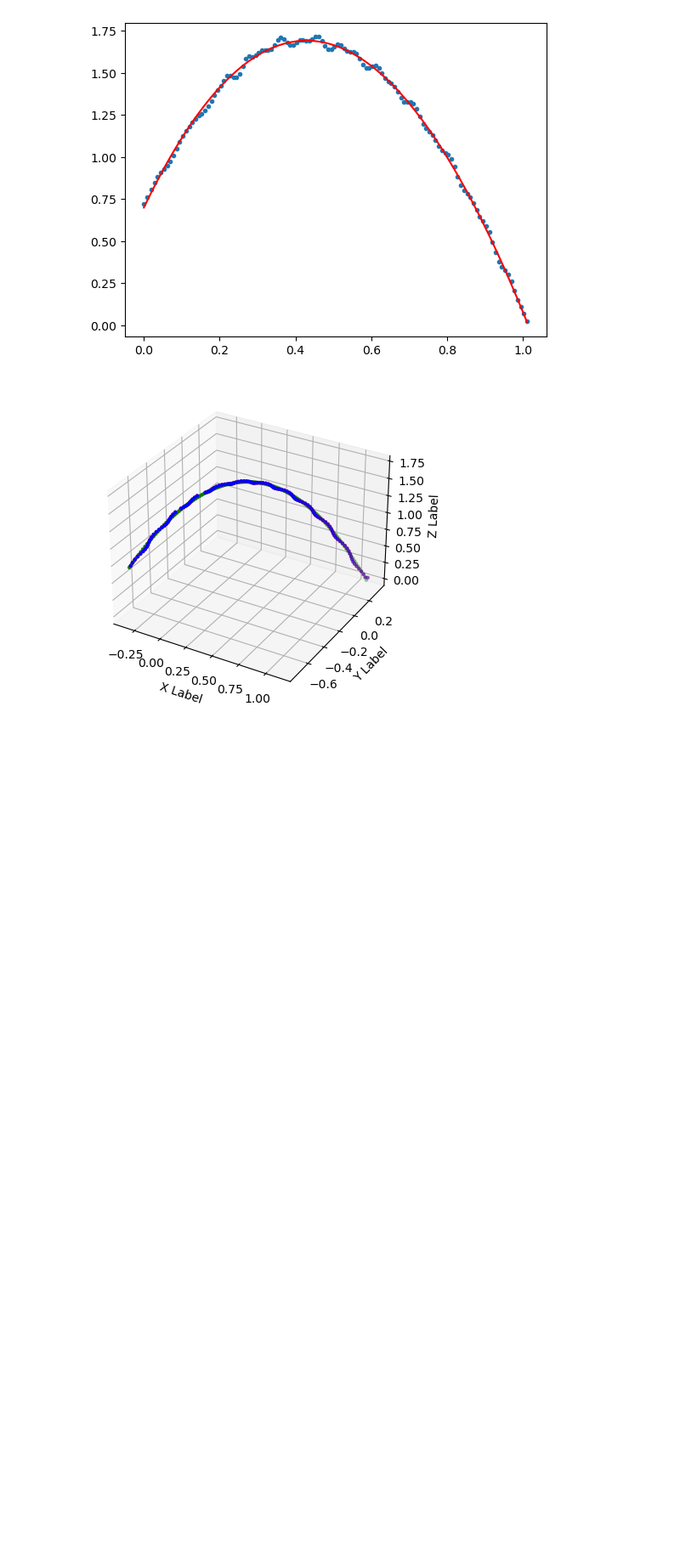
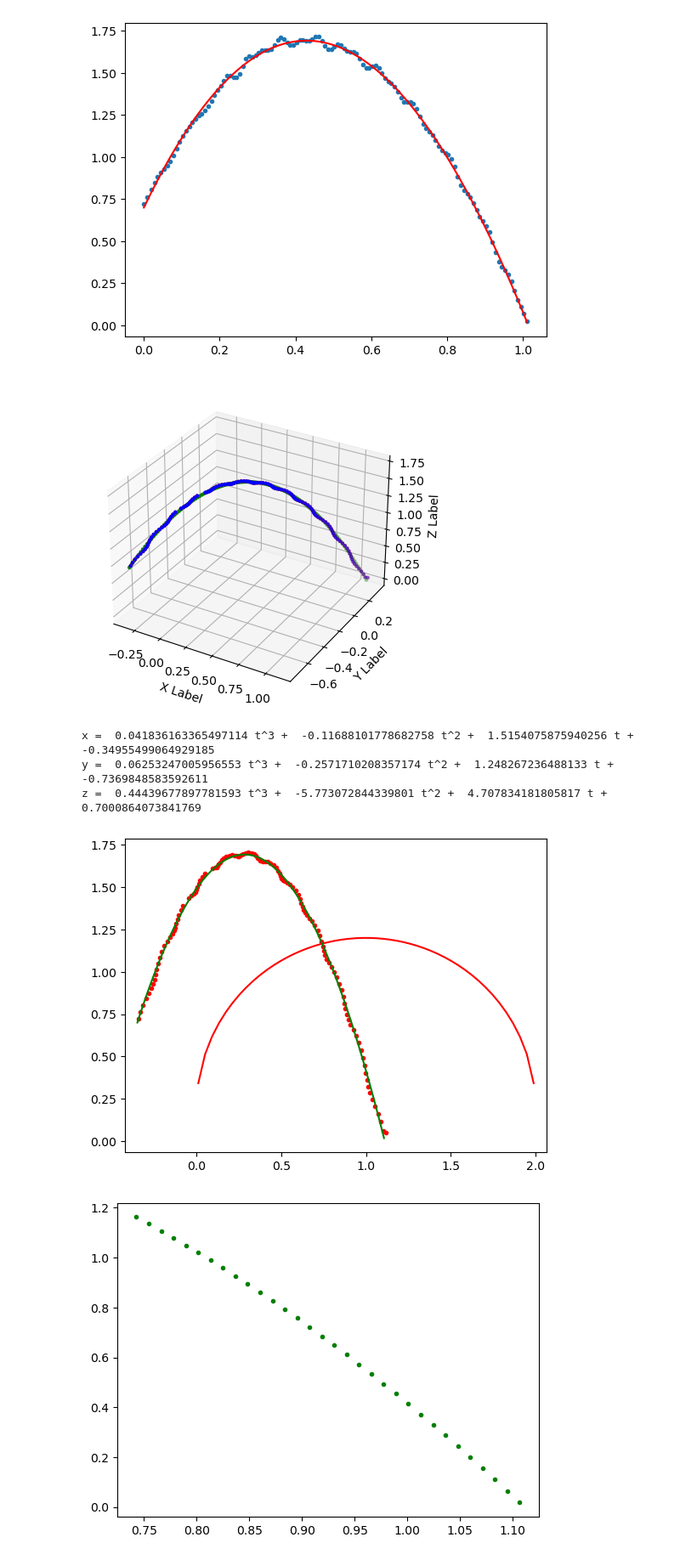
Before and after one commit to kirankigi5/ball_tracking, a Jupyter notebook: ball_tracking.ipynb, the cells around one changed output. Shown at 85% size. Cells and saved outputs as stored; diff of their text form; code cells hidden in the pictures; blank space fills up the shorter version.

```diff
--- a/ball_tracking.ipynb
+++ b/ball_tracking.ipynb
@@ -431,3 +423,56 @@ plt.show()
 [ 0.44439678 -5.77307284  4.70783418  0.70008641]
 [figure]
 [figure]
+# %%
+# print the equation of the curve
+
+print('x = ', popt_x[0], 't^3 + ', popt_x[1], 't^2 + ', popt_x[2], 't + ', popt_x[3])
+
+print('y = ', popt_y[0], 't^3 + ', popt_y[1], 't^2 + ', popt_y[2], 't + ', popt_y[3])
+
+print('z = ', popt_z[0], 't^3 + ', popt_z[1], 't^2 + ', popt_z[2], 't + ', popt_z[3])
+# %% [output]
+x =  0.041836163365497114 t^3 +  -0.11688101778682758 t^2 +  1.5154075875940256 t +  -0.34955499064929185
+y =  0.06253247005956553 t^3 +  -0.2571710208357174 t^2 +  1.248267236488133 t +  -0.7369848583592611
+z =  0.44439677897781593 t^3 +  -5.773072844339801 t^2 +  4.707834181805817 t +  0.7000864073841769
+# %%
+# plot x vs z , plot a semi circle at (1, 0.2) with radius 1 , equal scale on x and y axis
+
+import numpy as np
+import matplotlib.pyplot as plt
+
+x = np.linspace(-1, 3, 100)
+
+y = np.sqrt(1 - (x - 1) ** 2) + 0.2
+
+plt.plot(x, y, 'r-')
+
+plt.axis('equal')
+# plot x vs z
+
+plt.plot(motion_capture_data_array[:,0], motion_capture_data_array[:,2], 'r.')
+plt.plot(x_fit, z_fit, 'g-')
+
+plt.show()
+
+# store the x_fit, z_fit that are inside the semi circle in a numpy array
+
+x_fit_inside = []
+z_fit_inside = []
+
+for i in range(len(x_fit)):
+    if (x_fit[i] - 1) ** 2 + (z_fit[i] - 0.2) ** 2 <= 1:
+        x_fit_inside.append(x_fit[i])
+        z_fit_inside.append(z_fit[i])
+
+x_fit_inside = np.array(x_fit_inside)
+z_fit_inside = np.array(z_fit_inside)
+
+# plot x_fit_inside vs z_fit_inside
+
+plt.plot(x_fit_inside, z_fit_inside, 'g.')
+
+plt.show()
+# %% [output]
+[figure, added]
+[figure, added]
```
Also changed, not shown: parts of 4 cells of this notebook.
